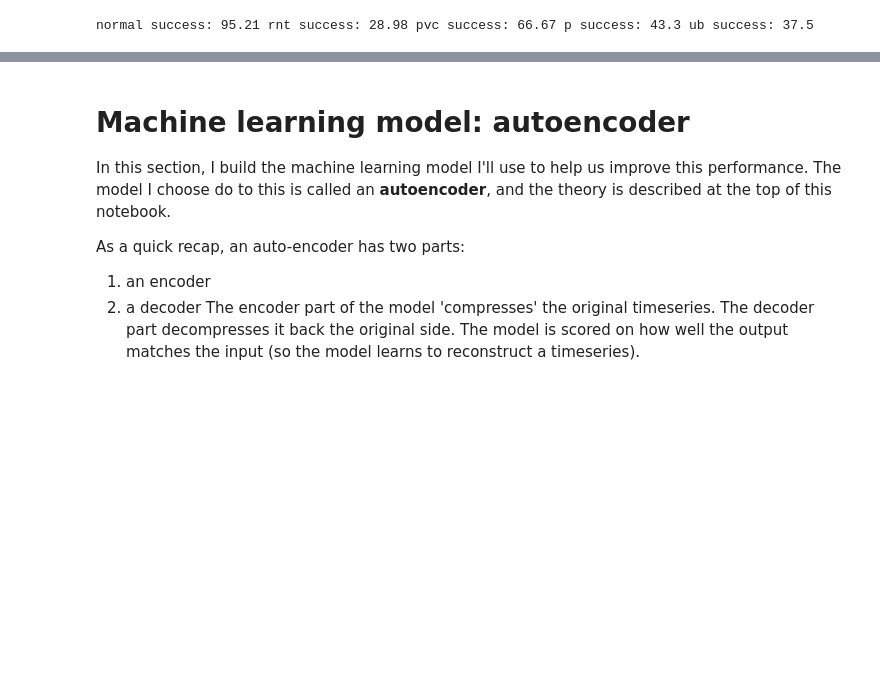
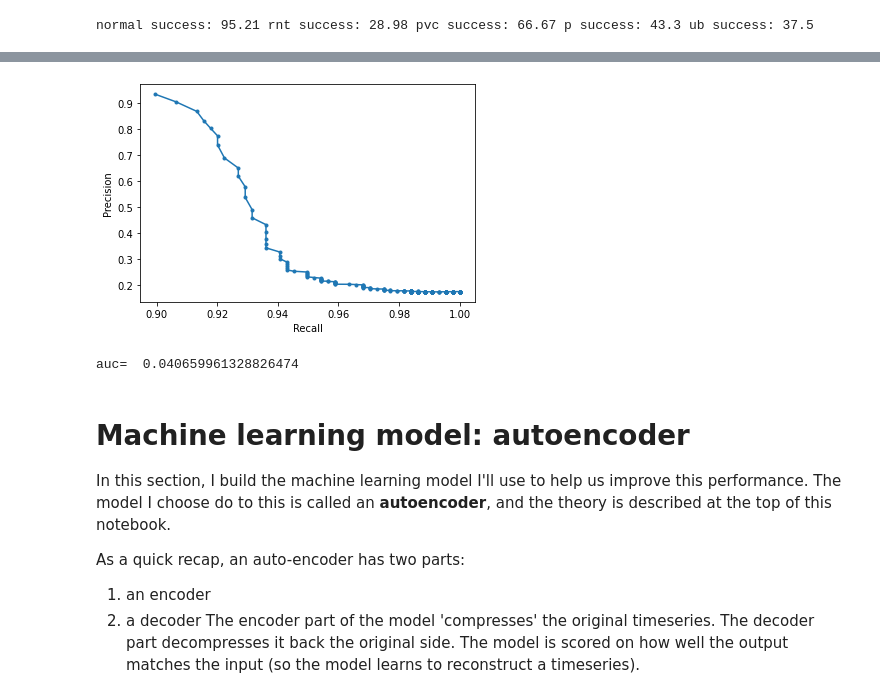
Before and after one commit to djt20djt20/Detecting-Heartbeats-using-Autoencoders, a Jupyter notebook: Heart_beat_final.ipynb, the cells around one changed output, grey strips where cells are left out. Cells and saved outputs as stored; diff of their text form; code cells hidden in the pictures; blank space fills up the shorter version.

```diff
--- a/Heart_beat_final.ipynb
+++ b/Heart_beat_final.ipynb
@@ -207,3 +223,34 @@ As we can see from these results, we aren't very good at guessing any of the non
+# %%
+from sklearn.metrics import auc
+
+
+def precision_recall(thresh,data_to_plot):
+    normal = data_to_plot[0]
+    abnormal = data_to_plot[1] + data_to_plot[2] + data_to_plot[3] + data_to_plot[4]
+
+    precision = sum(np.array(normal)<thresh) / (sum(np.array(normal)<thresh) + sum(np.array(abnormal)<thresh)+0.01)
+    recall = sum(np.array(normal)<thresh) / len(normal)
+
+    return precision, recall
+
+precision = []
+recall = []
+for thresh in range(55,1000):
+    pre,rec = precision_recall(thresh,data_to_plot)
+    precision.append(pre)
+    recall.append(rec)
+
+plt.plot(recall, precision, marker='.')
+# axis labels
+plt.xlabel('Recall')
+plt.ylabel('Precision')
+# show the legend
+# show the plot
+plt.show()
+print('auc= ',auc(recall,precision))
+# %% [output]
+[figure, added]
+auc=  0.040659961328826474
 # %% [markdown]
 # Machine learning model: autoencoder
 
```
Also changed, not shown: parts of 14 cells of this notebook.
